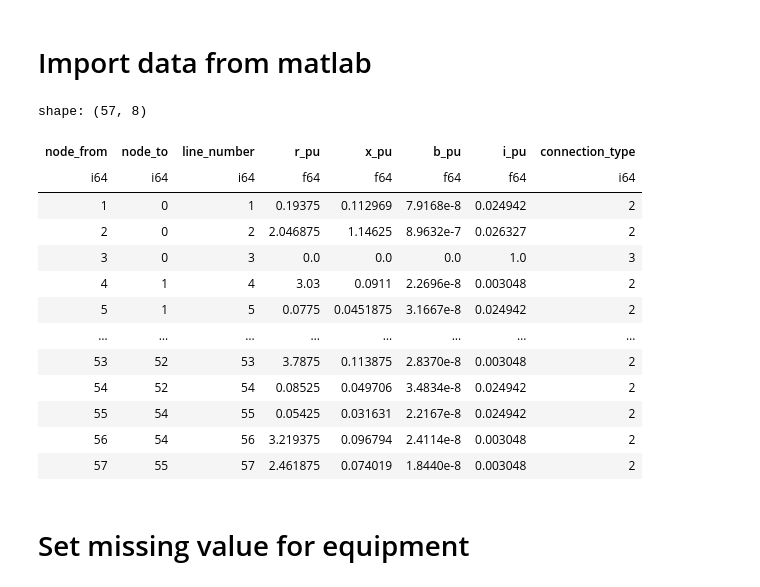
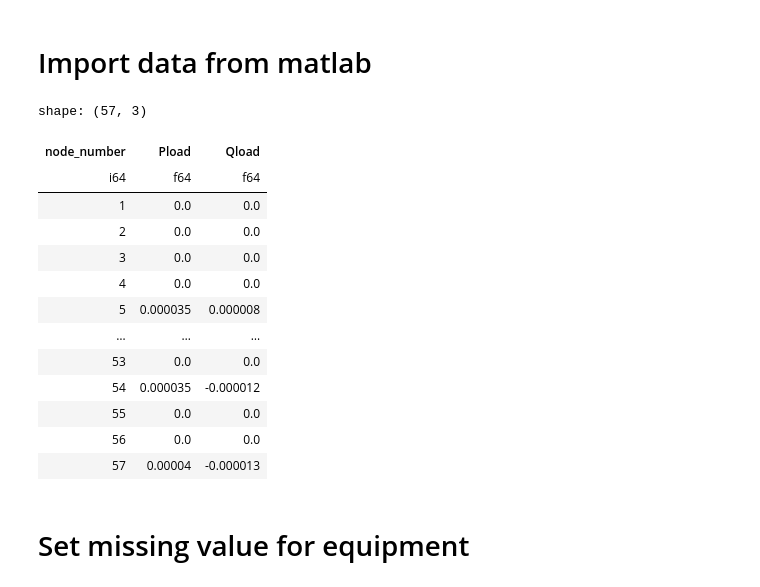
Before and after one commit to heig-vd-ie/distflow-state-estimation, a Jupyter notebook: scrips/recursive_fuction.ipynb, the cells around one changed output. Cells and saved outputs as stored; diff of their text form; code cells hidden in the pictures.

```diff
--- a/scrips/recursive_fuction.ipynb
+++ b/scrips/recursive_fuction.ipynb
@@ -55,47 +55,47 @@ file_names: dict[str, str] = json.load(open(settings.INPUT_FILE_NAMES))
 # %%
 parameter_distflow: pl.DataFrame = pl.read_csv(file_names["Distflow_parameter"])
 nodedata_distflow: pl.DataFrame = pl.read_csv(file_names["Distflow_node_data"])
 powerdata_distflow: pl.DataFrame = pl.read_csv(file_names["Distflow_Power_data"])
 linedata_distflow: pl.DataFrame = pl.read_csv(file_names["Distflow_Line_data"])
 result_distflow: pl.DataFrame = pl.read_csv(file_names["Distflow_result"])
 # nodedata_distflow = nodedata_distflow.with_columns(c("Snom").cast(pl.Int8))
 # # To have base value (need lenght of line), not from matlab !
 # line_data_from_input_file: pl.DataFrame = pl.read_excel(
 #     file_names["Line_Data_From_Input_File"]
 # )
 
 # Add node number to power data
 powerdata_distflow = powerdata_distflow.with_row_index(
     "node_number", offset=1
 )  # offset=1 because slack bus is 0 and no power on it
 powerdata_distflow = powerdata_distflow.with_columns(c("node_number").cast(pl.Int64))
 # Create a topology dataframe with basic topology information
 
 df_topology = nodedata_distflow.select(
     c("index").alias("node_number"),
     c("Vnom"),
 )
 
 # Add the power data to the topology dataframe with node as key
 df_topology = df_topology.join(
     powerdata_distflow, on="node_number", how="full", coalesce=True
 )
-linedata_distflow
+powerdata_distflow
 # %% [output]
-shape: (57, 8)
+shape: (57, 3)
-| node_from | node_to | line_number | r_pu | x_pu | b_pu | i_pu | connection_type |
-| i64 | i64 | i64 | f64 | f64 | f64 | f64 | i64 |
-| 1 | 0 | 1 | 0.19375 | 0.112969 | 7.9168e-8 | 0.024942 | 2 |
-| 2 | 0 | 2 | 2.046875 | 1.14625 | 8.9632e-7 | 0.026327 | 2 |
-| 3 | 0 | 3 | 0.0 | 0.0 | 0.0 | 1.0 | 3 |
-| 4 | 1 | 4 | 3.03 | 0.0911 | 2.2696e-8 | 0.003048 | 2 |
-| 5 | 1 | 5 | 0.0775 | 0.0451875 | 3.1667e-8 | 0.024942 | 2 |
-| … | … | … | … | … | … | … | … |
-| 53 | 52 | 53 | 3.7875 | 0.113875 | 2.8370e-8 | 0.003048 | 2 |
-| 54 | 52 | 54 | 0.08525 | 0.049706 | 3.4834e-8 | 0.024942 | 2 |
-| 55 | 54 | 55 | 0.05425 | 0.031631 | 2.2167e-8 | 0.024942 | 2 |
-| 56 | 54 | 56 | 3.219375 | 0.096794 | 2.4114e-8 | 0.003048 | 2 |
-| 57 | 55 | 57 | 2.461875 | 0.074019 | 1.8440e-8 | 0.003048 | 2 |
+| node_number | Pload | Qload |
+| i64 | f64 | f64 |
+| 1 | 0.0 | 0.0 |
+| 2 | 0.0 | 0.0 |
+| 3 | 0.0 | 0.0 |
+| 4 | 0.0 | 0.0 |
+| 5 | 0.000035 | 0.000008 |
+| … | … | … |
+| 53 | 0.0 | 0.0 |
+| 54 | 0.000035 | -0.000012 |
+| 55 | 0.0 | 0.0 |
+| 56 | 0.0 | 0.0 |
+| 57 | 0.00004 | -0.000013 |
 # %% [markdown]
 # Set missing value for equipment
 # %%
```
Also changed, not shown: parts of 9 cells of this notebook.
